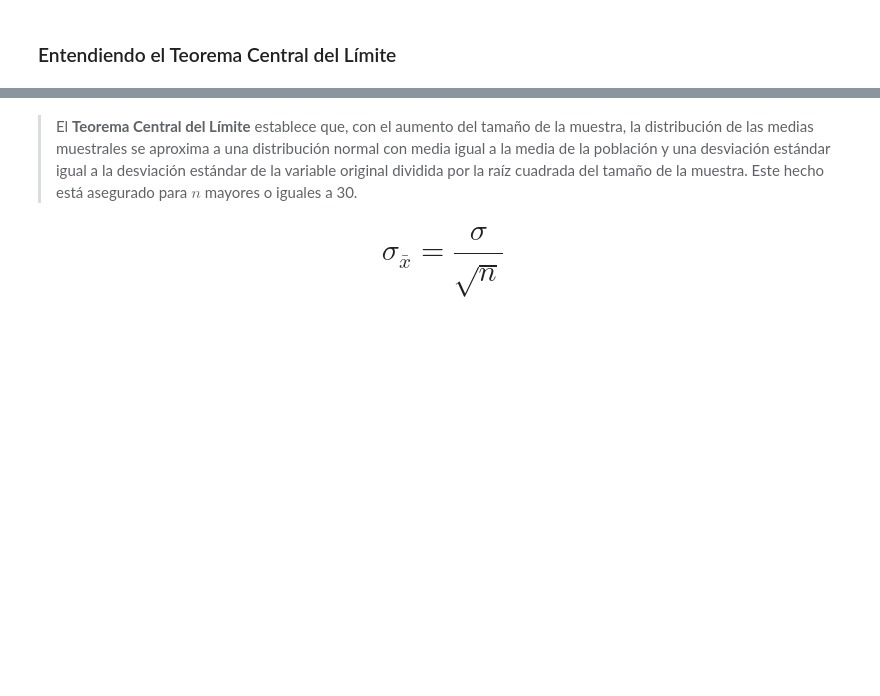
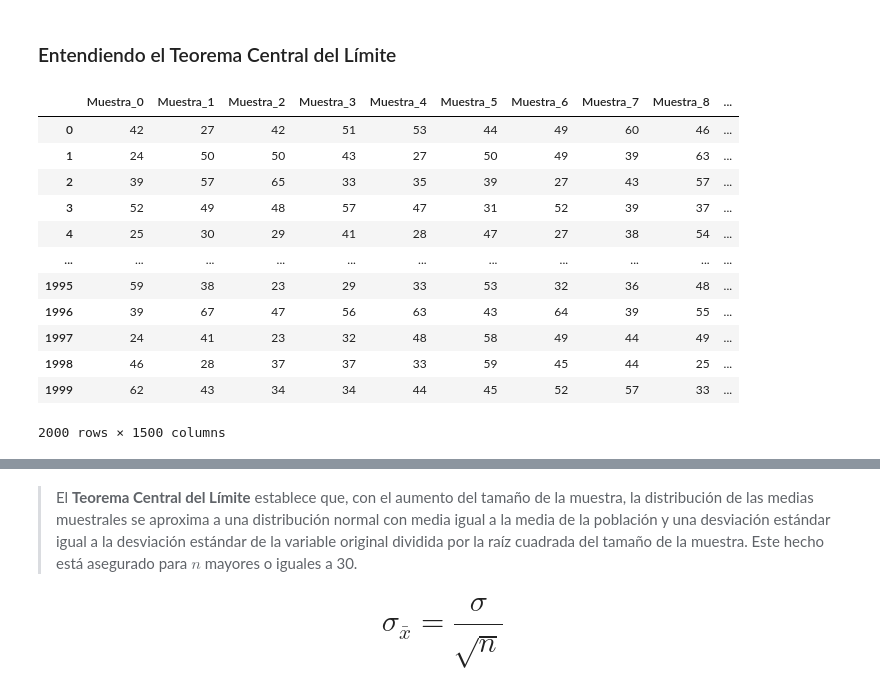
Before and after one commit to JuanPerezMolina/estadistica_con_python_probabilidad_muestreo, a Jupyter notebook: 231108-1_1probabilidad_muestreo.ipynb, the cells around one changed output, grey strips where cells are left out. Saved outputs shown, nothing was run; the diff lists cells and outputs as text; code cells hidden in the pictures; blank space fills up the shorter version.

```diff
--- a/231108-1_1probabilidad_muestreo.ipynb
+++ b/231108-1_1probabilidad_muestreo.ipynb
@@ -1014,0 +1023,21 @@ La desviación estándar de las medias muestrales se conoce como **error estánd
+# %%
+
+for i in range(total_de_muestras):
+  _ = datos_hogares_df.Edad.sample(n)
+  _.index = range(0,len(_))
+  muestras['Muestra_' + str(i) ] = _
+muestras
+# %% [output]
+|  | Muestra_0 | Muestra_1 | Muestra_2 | Muestra_3 | Muestra_4 | Muestra_5 | Muestra_6 | Muestra_7 | Muestra_8 | ... |
+| 0 | 42 | 27 | 42 | 51 | 53 | 44 | 49 | 60 | 46 | ... |
+| 1 | 24 | 50 | 50 | 43 | 27 | 50 | 49 | 39 | 63 | ... |
+| 2 | 39 | 57 | 65 | 33 | 35 | 39 | 27 | 43 | 57 | ... |
+| 3 | 52 | 49 | 48 | 57 | 47 | 31 | 52 | 39 | 37 | ... |
+| 4 | 25 | 30 | 29 | 41 | 28 | 47 | 27 | 38 | 54 | ... |
+| ... | ... | ... | ... | ... | ... | ... | ... | ... | ... | ... |
+| 1995 | 59 | 38 | 23 | 29 | 33 | 53 | 32 | 36 | 48 | ... |
+| 1996 | 39 | 67 | 47 | 56 | 63 | 43 | 64 | 39 | 55 | ... |
+| 1997 | 24 | 41 | 23 | 32 | 48 | 58 | 49 | 44 | 49 | ... |
+| 1998 | 46 | 28 | 37 | 37 | 33 | 59 | 45 | 44 | 25 | ... |
+| 1999 | 62 | 43 | 34 | 34 | 44 | 45 | 52 | 57 | 33 | ... |
+2000 rows × 1500 columns
```
Also changed, not shown: parts of 17 cells of this notebook.
